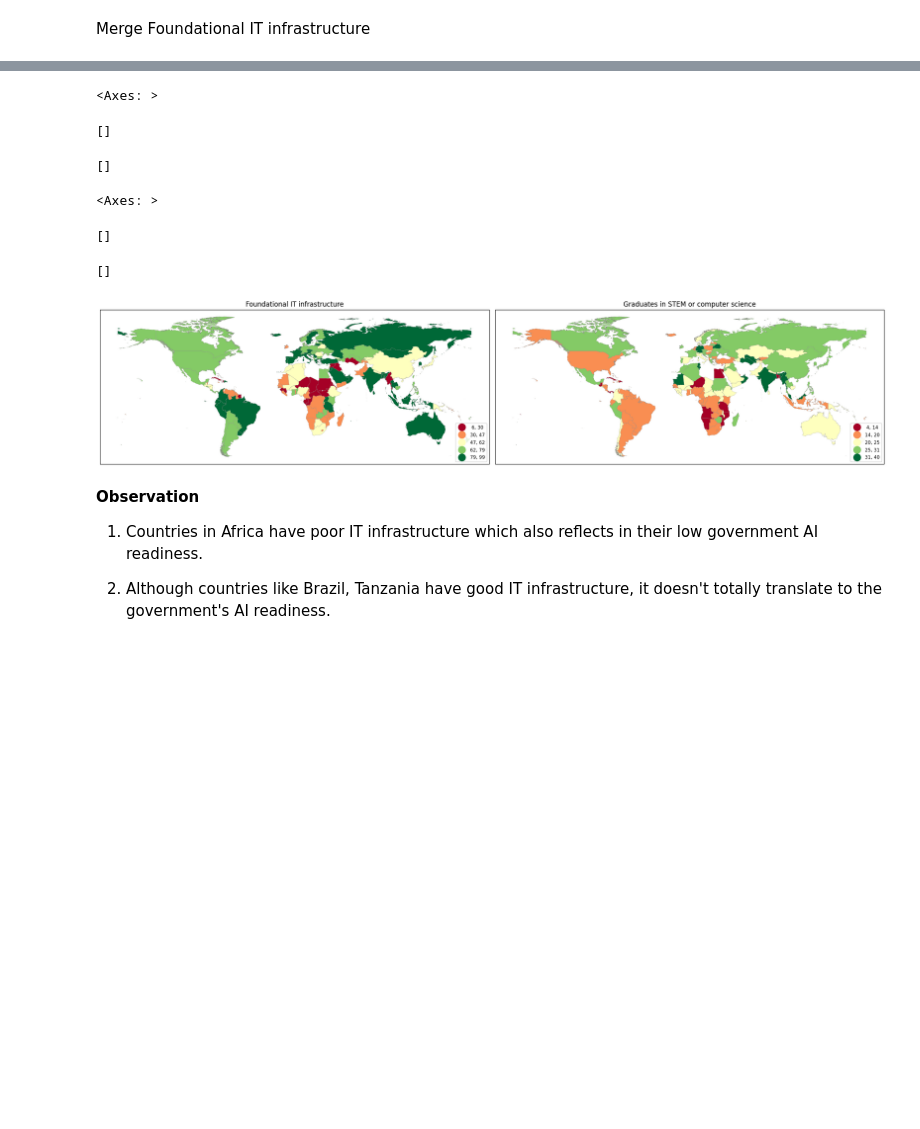
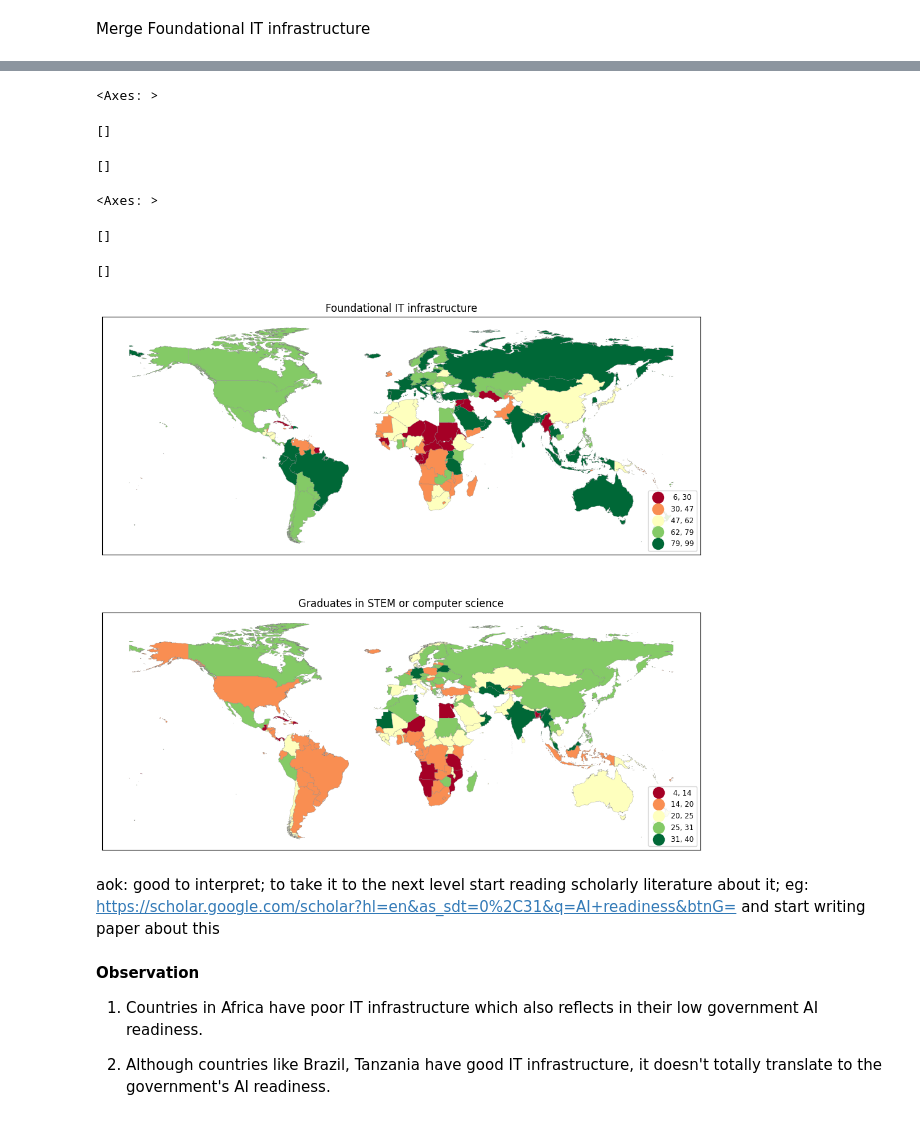
Before and after one commit to ojobo-tech/gisfordatascience, a Jupyter notebook: ps1_ai_adoption_map.ipynb, the cells around one changed output, grey strips where cells are left out. Drawn from its saved outputs; the diff is of its cells as text; code cells hidden in the pictures; blank space fills up the shorter version.

```diff
--- a/ps1_ai_adoption_map.ipynb
+++ b/ps1_ai_adoption_map.ipynb
@@ -277,26 +283,30 @@ import matplotlib.pyplot as plt
 # %%
 
 
-fig, axs = plt.subplots(1,2, figsize=(20,30),sharey=True, tight_layout=True)
+fig, axs = plt.subplots(2,1, figsize=(10,20),sharey=True, tight_layout=True) #aok maybe better flip this way
 wd_map3.plot(ax=axs[0],column='Foundational IT infrastructure',legend=True,cmap='RdYlGn',scheme='natural_breaks',k=5,
          edgecolor='grey',linewidth=0.2,legend_kwds= {"fmt": "{:,.0f}",
         'loc':'lower right','title_fontsize':'medium','fontsize':'small','markerscale':1.4}) #
 axs[0].title.set_text("Foundational IT infrastructure")
 axs[0].set_xticks([]); axs[0].set_yticks([])
 
 wd_map3.plot(ax=axs[1],column='Graduates in STEM or computer science',legend=True,cmap='RdYlGn',scheme='natural_breaks',k=5,
          edgecolor='grey',linewidth=0.2,legend_kwds= {"fmt": "{:,.0f}",
         'loc':'lower right','title_fontsize':'medium','fontsize':'small','markerscale':1.4}) #
 axs[1].title.set_text("Graduates in STEM or computer science")
 axs[1].set_xticks([]); axs[1].set_yticks([])
 # %% [output]
 <Axes: >
 []
 []
 <Axes: >
 []
 []
-[figure, old version]
+[figure, new version]
+# %% [markdown]
+aok: good to interpret; to take it to the next level start reading scholarly literature about it; eg:
+https://scholar.google.com/scholar?hl=en&as_sdt=0%2C31&q=AI+readiness&btnG=
+and start writing paper about this
 # %% [markdown]
 **Observation**
 
```
Also changed, not shown: parts of 15 cells of this notebook.
